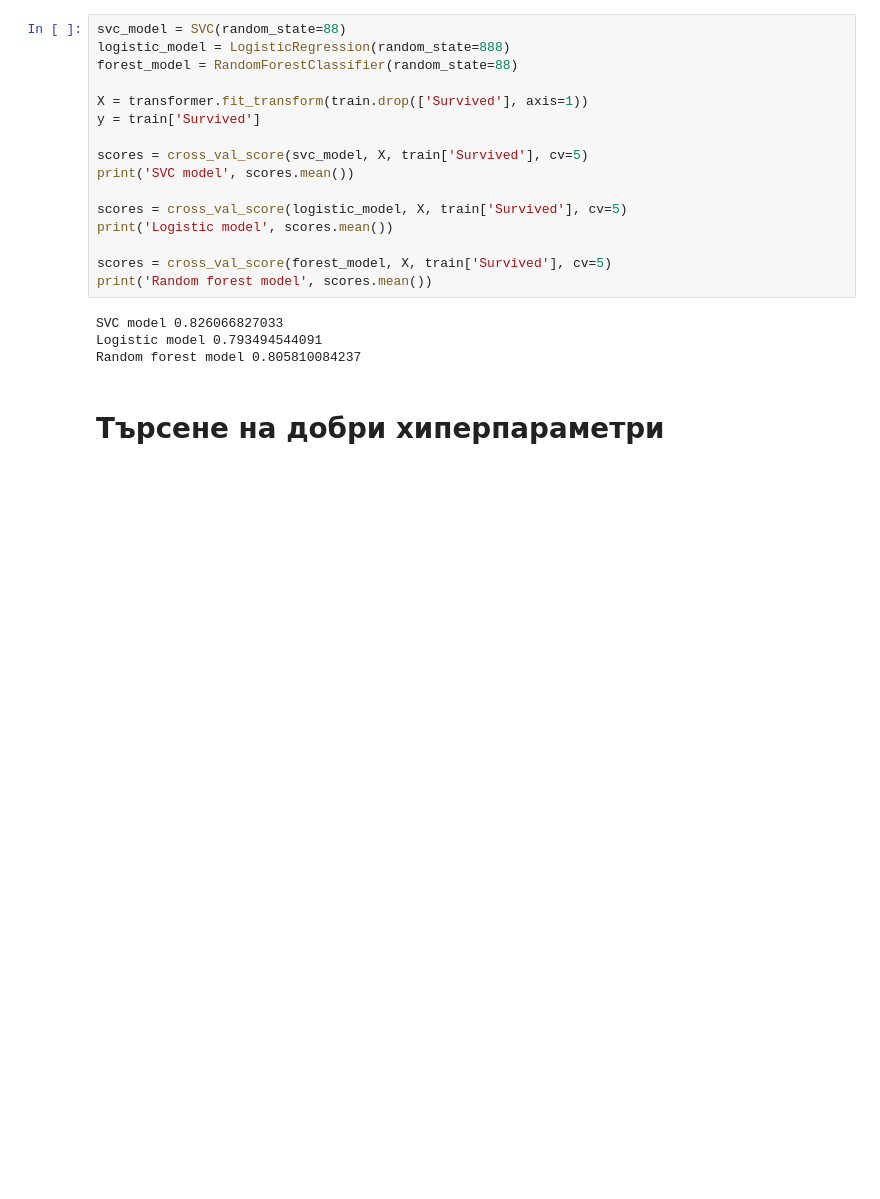
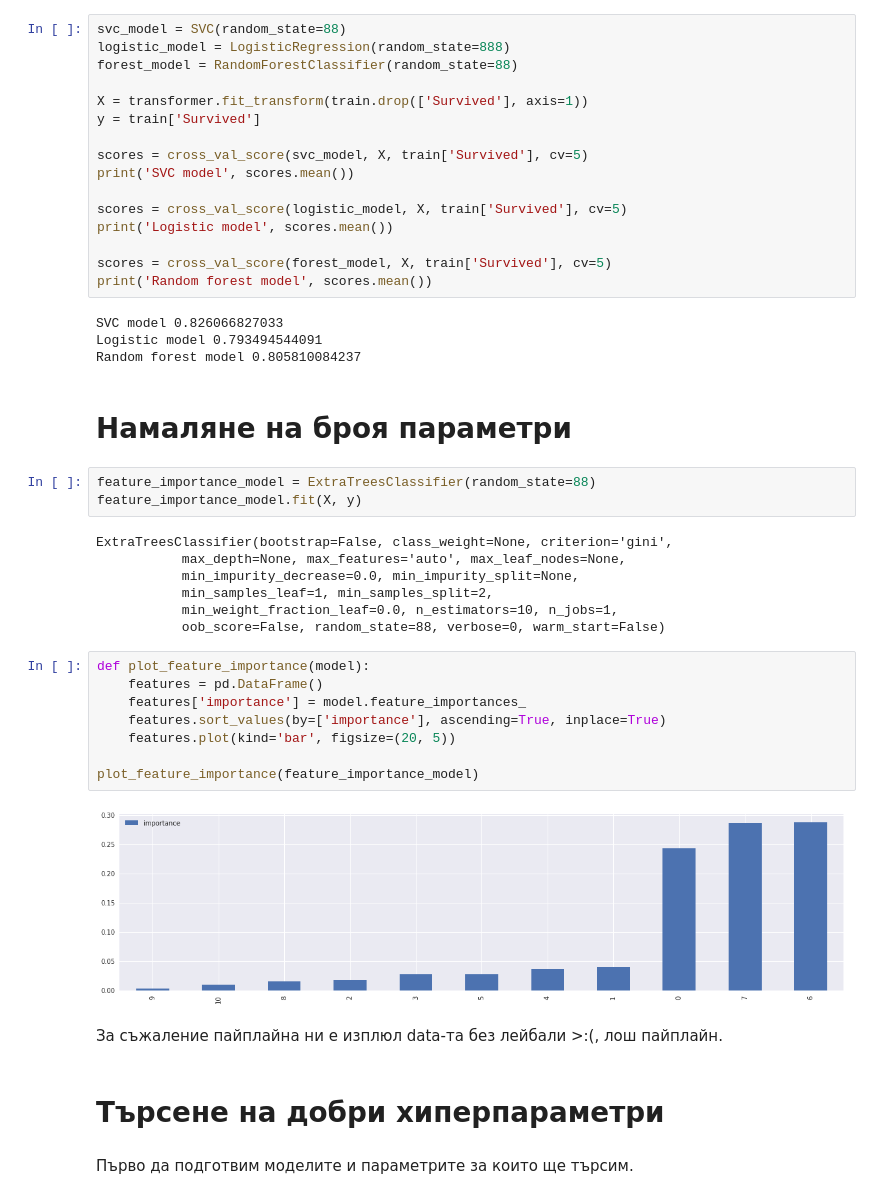
Before and after one commit to ichko/ml-playground, a Jupyter notebook: playground/titanic-hw.ipynb, the cells around one changed output. Drawn from its saved outputs; the diff is of its cells as text; blank space fills up the shorter version.

```diff
--- a/playground/titanic-hw.ipynb
+++ b/playground/titanic-hw.ipynb
@@ -327,8 +332,34 @@ print('Random forest model', scores.mean())
 SVC model 0.826066827033
 Logistic model 0.793494544091
 Random forest model 0.805810084237
+# %% [markdown]
+# Намаляне на броя параметри
+# %%
+feature_importance_model = ExtraTreesClassifier(random_state=88)
+feature_importance_model.fit(X, y)
+# %% [output]
+ExtraTreesClassifier(bootstrap=False, class_weight=None, criterion='gini',
+           max_depth=None, max_features='auto', max_leaf_nodes=None,
+           min_impurity_decrease=0.0, min_impurity_split=None,
+           min_samples_leaf=1, min_samples_split=2,
+           min_weight_fraction_leaf=0.0, n_estimators=10, n_jobs=1,
+           oob_score=False, random_state=88, verbose=0, warm_start=False)
+# %%
+def plot_feature_importance(model):
+    features = pd.DataFrame()
+    features['importance'] = model.feature_importances_
+    features.sort_values(by=['importance'], ascending=True, inplace=True)
+    features.plot(kind='bar', figsize=(20, 5))
+
+plot_feature_importance(feature_importance_model)
+# %% [output]
+[figure, added]
+# %% [markdown]
+За съжаление пайплайна ни е изплюл data-та без лейбали >:(, лош пайплайн.
 # %% [markdown]
 # Търсене на добри хиперпараметри
+# %% [markdown]
+Първо да подготвим моделите и параметрите за които ще търсим.
 # %%
 svc_model = SVC(random_state=88)
 logistic_model = LogisticRegression(random_state=888)
```
Also changed, not shown: parts of 20 cells of this notebook.
